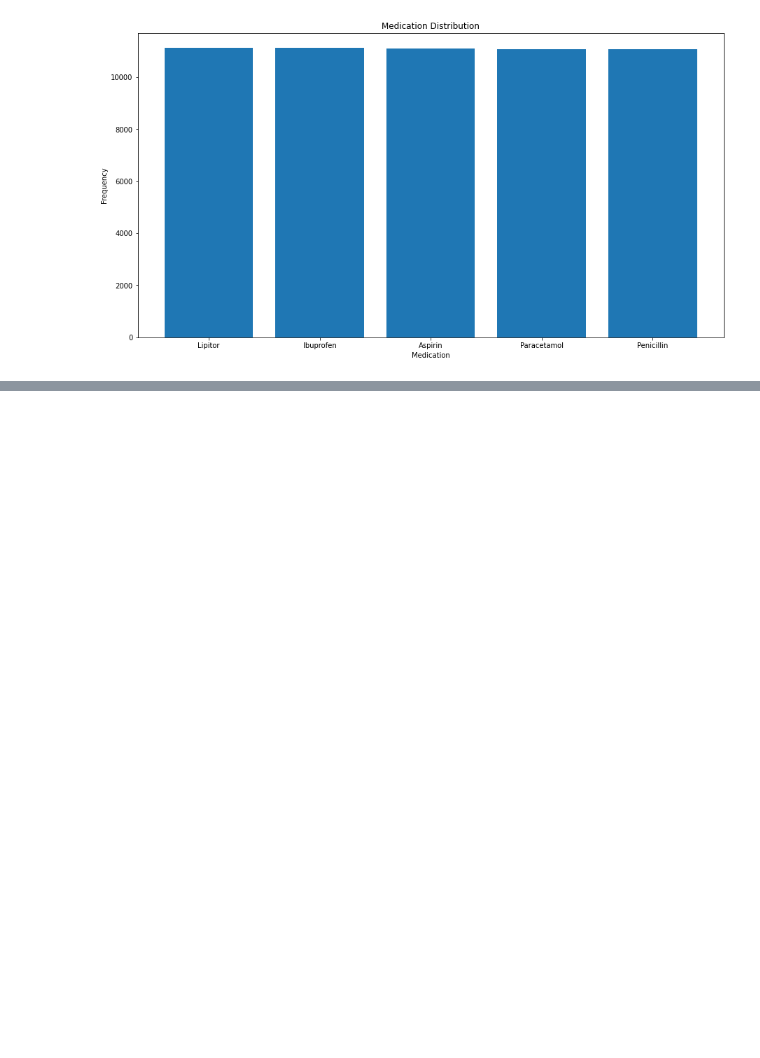
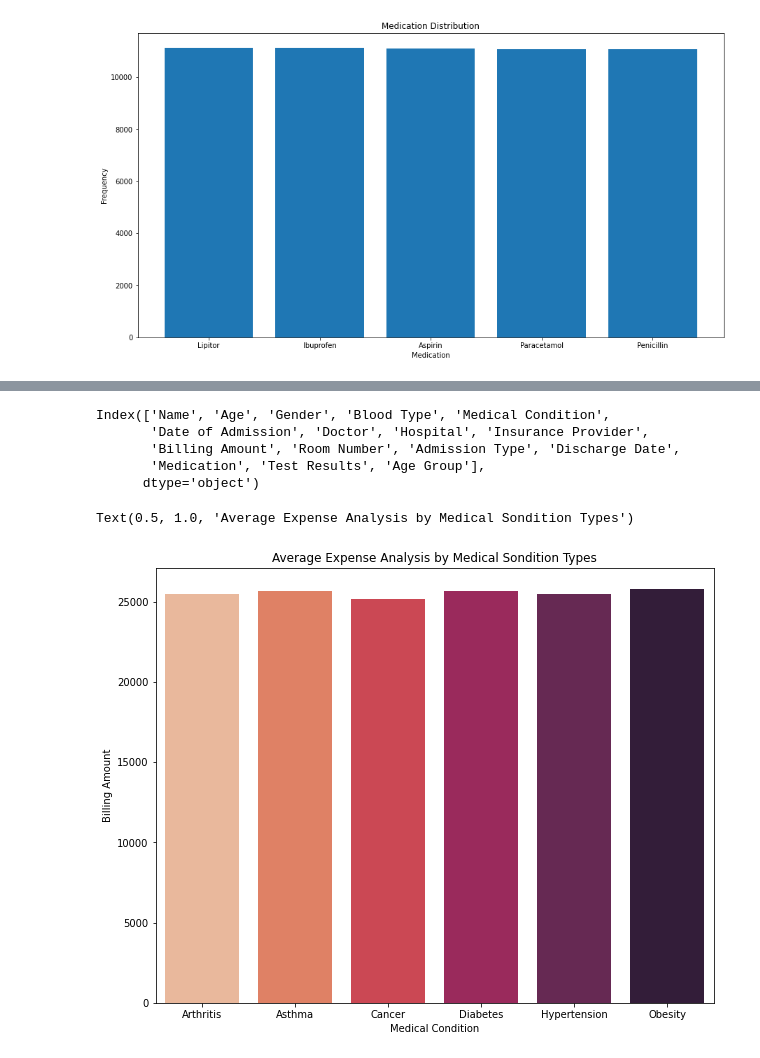
Before and after one commit to MrEktirir/Analysis-of-Healthcare, a Jupyter notebook: Notebooks/main.ipynb, the cells around one changed output, grey strips where cells are left out. Drawn from its saved outputs; the diff is of its cells as text; code cells hidden in the pictures; blank space fills up the shorter version.

```diff
--- a/Notebooks/main.ipynb
+++ b/Notebooks/main.ipynb
@@ -261,0 +277,17 @@ Text(0.5, 1.0, 'Medication Distribution')
+# %%
+dataset.columns
+# %% [output]
+Index(['Name', 'Age', 'Gender', 'Blood Type', 'Medical Condition',
+       'Date of Admission', 'Doctor', 'Hospital', 'Insurance Provider',
+       'Billing Amount', 'Room Number', 'Admission Type', 'Discharge Date',
+       'Medication', 'Test Results', 'Age Group'],
+      dtype='object')
+# %%
+df = dataset.groupby('Medical Condition')['Billing Amount'].mean()
+
+f, ax = plt.subplots(figsize=(10, 8))
+sns.barplot(x=df.index, y=df, ax=ax, palette='rocket_r')
+ax.set_title("Average Expense Analysis by Medical Sondition Types")
+# %% [output]
+Text(0.5, 1.0, 'Average Expense Analysis by Medical Sondition Types')
+[figure, added]
```
Also changed, not shown: parts of 16 cells of this notebook.
